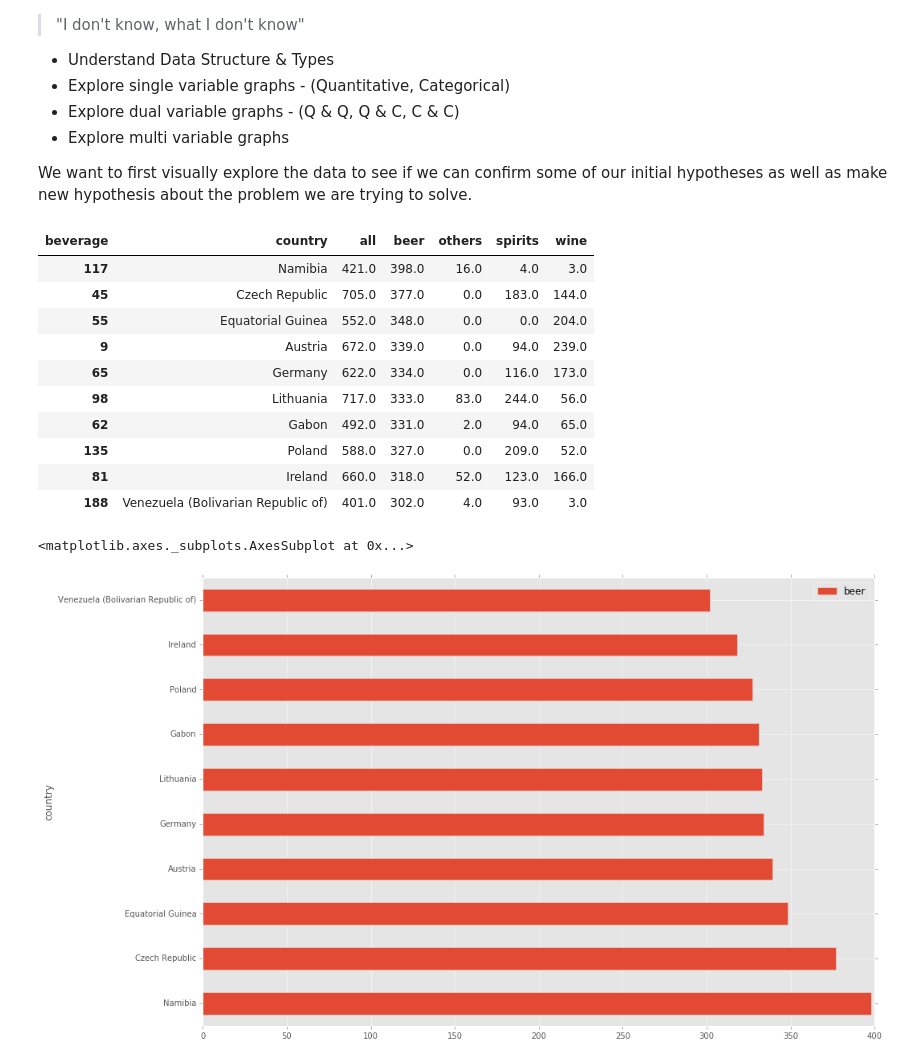
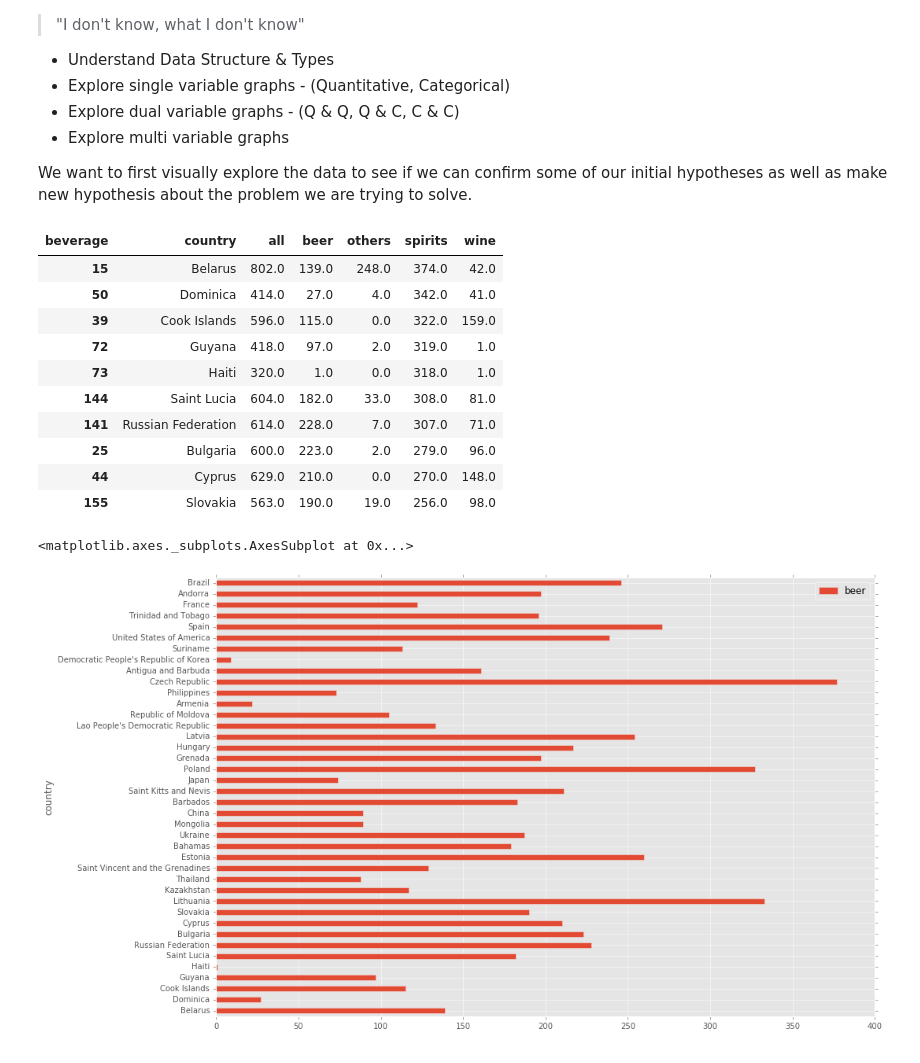
Before and after one commit to amitkaps/DataSciencePython, a Jupyter notebook: drinks.ipynb, the cells around one changed output. Saved outputs shown, nothing was run; the diff lists cells and outputs as text; code cells hidden in the pictures.

```diff
--- a/drinks.ipynb
+++ b/drinks.ipynb
@@ -495,24 +518,24 @@ plt.style.use('ggplot')
 plt.rcParams['figure.figsize'] = (15, 10)
 # %%
 # Sort them on Beer values
-df2010Serving.sort_values(by = "beer", ascending = False, inplace=True)
+df2010Serving.sort_values(by = "spirits", ascending = False, inplace=True)
 # %%
 df2010Serving.head(10)
 # %% [output]
 | beverage | country | all | beer | others | spirits | wine |
-| 117 | Namibia | 421.0 | 398.0 | 16.0 | 4.0 | 3.0 |
-| 45 | Czech Republic | 705.0 | 377.0 | 0.0 | 183.0 | 144.0 |
-| 55 | Equatorial Guinea | 552.0 | 348.0 | 0.0 | 0.0 | 204.0 |
-| 9 | Austria | 672.0 | 339.0 | 0.0 | 94.0 | 239.0 |
-| 65 | Germany | 622.0 | 334.0 | 0.0 | 116.0 | 173.0 |
-| 98 | Lithuania | 717.0 | 333.0 | 83.0 | 244.0 | 56.0 |
-| 62 | Gabon | 492.0 | 331.0 | 2.0 | 94.0 | 65.0 |
-| 135 | Poland | 588.0 | 327.0 | 0.0 | 209.0 | 52.0 |
-| 81 | Ireland | 660.0 | 318.0 | 52.0 | 123.0 | 166.0 |
-| 188 | Venezuela (Bolivarian Republic of) | 401.0 | 302.0 | 4.0 | 93.0 | 3.0 |
+| 15 | Belarus | 802.0 | 139.0 | 248.0 | 374.0 | 42.0 |
+| 50 | Dominica | 414.0 | 27.0 | 4.0 | 342.0 | 41.0 |
+| 39 | Cook Islands | 596.0 | 115.0 | 0.0 | 322.0 | 159.0 |
+| 72 | Guyana | 418.0 | 97.0 | 2.0 | 319.0 | 1.0 |
+| 73 | Haiti | 320.0 | 1.0 | 0.0 | 318.0 | 1.0 |
+| 144 | Saint Lucia | 604.0 | 182.0 | 33.0 | 308.0 | 81.0 |
+| 141 | Russian Federation | 614.0 | 228.0 | 7.0 | 307.0 | 71.0 |
+| 25 | Bulgaria | 600.0 | 223.0 | 2.0 | 279.0 | 96.0 |
+| 44 | Cyprus | 629.0 | 210.0 | 0.0 | 270.0 | 148.0 |
+| 155 | Slovakia | 563.0 | 190.0 | 19.0 | 256.0 | 98.0 |
 # %%
 # Plot the Data
-df2010Serving.head(10).plot(kind ="barh", x = 'country', y = 'beer')
+df2010Serving.head(40).plot(kind ="barh", x = 'country', y = 'beer')
 # %% [output]
 <matplotlib.axes._subplots.AxesSubplot at 0x...>
-[figure, old version]
+[figure, new version]
```
Also changed, not shown: parts of 25 cells of this notebook.
